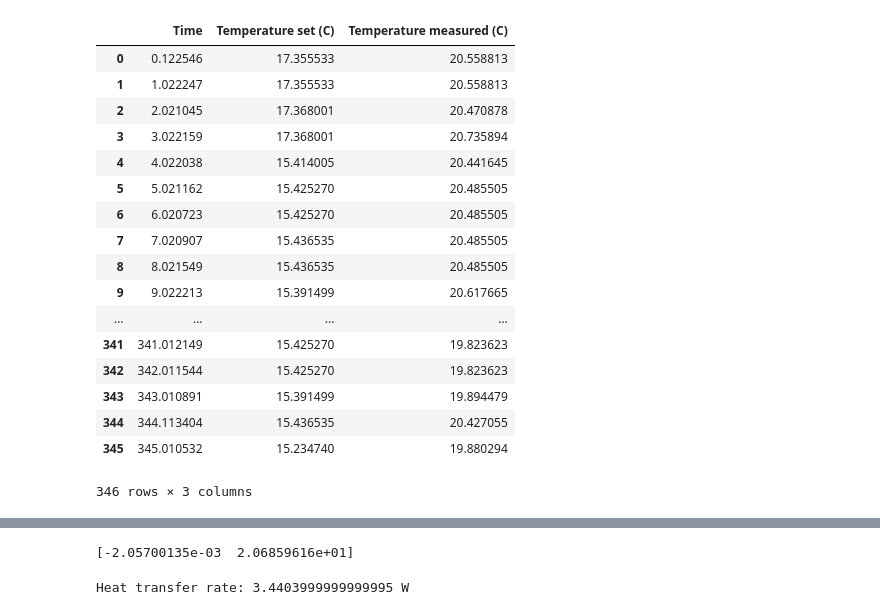
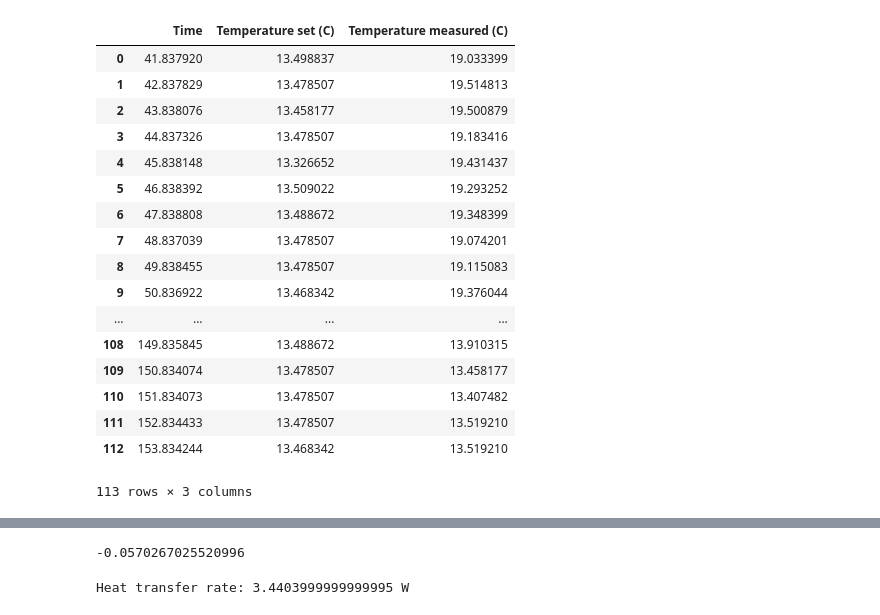
Before and after one commit to deepakkrishnamurthy/DeepCool, a Jupyter notebook: testing_data/DeepCool testing plots.ipynb, the cells around one changed output, grey strips where cells are left out. Drawn from its saved outputs; the diff is of its cells as text; code cells hidden in the pictures.

Commit message:
More testing. GUI now functional for collecting data.

```diff
--- a/testing_data/DeepCool testing plots.ipynb
+++ b/testing_data/DeepCool testing plots.ipynb
@@ -1,34 +1,34 @@
 # %%
 import numpy as np
 import pandas as pd
 import seaborn as sns
 import matplotlib.pyplot as plt
 %matplotlib notebook
 
-data_file = 'data2021-05-21 15-55-0.csv'
+data_file = 'Enclosure_InsulationStuck2021-05-24 20-06-23.csv'
 
 df = pd.read_csv(data_file)
 
 df
 # %% [output]
 |  | Time | Temperature set (C) | Temperature measured (C) |
-| 0 | 0.122546 | 17.355533 | 20.558813 |
-| 1 | 1.022247 | 17.355533 | 20.558813 |
-| 2 | 2.021045 | 17.368001 | 20.470878 |
-| 3 | 3.022159 | 17.368001 | 20.735894 |
-| 4 | 4.022038 | 15.414005 | 20.441645 |
-| 5 | 5.021162 | 15.425270 | 20.485505 |
-| 6 | 6.020723 | 15.425270 | 20.485505 |
-| 7 | 7.020907 | 15.436535 | 20.485505 |
-| 8 | 8.021549 | 15.436535 | 20.485505 |
-| 9 | 9.022213 | 15.391499 | 20.617665 |
+| 0 | 41.837920 | 13.498837 | 19.033399 |
+| 1 | 42.837829 | 13.478507 | 19.514813 |
+| 2 | 43.838076 | 13.458177 | 19.500879 |
+| 3 | 44.837326 | 13.478507 | 19.183416 |
+| 4 | 45.838148 | 13.326652 | 19.431437 |
+| 5 | 46.838392 | 13.509022 | 19.293252 |
+| 6 | 47.838808 | 13.488672 | 19.348399 |
+| 7 | 48.837039 | 13.478507 | 19.074201 |
+| 8 | 49.838455 | 13.478507 | 19.115083 |
+| 9 | 50.836922 | 13.468342 | 19.376044 |
 | ... | ... | ... | ... |
-| 341 | 341.012149 | 15.425270 | 19.823623 |
-| 342 | 342.011544 | 15.425270 | 19.823623 |
-| 343 | 343.010891 | 15.391499 | 19.894479 |
-| 344 | 344.113404 | 15.436535 | 20.427055 |
-| 345 | 345.010532 | 15.234740 | 19.880294 |
+| 108 | 149.835845 | 13.488672 | 13.910315 |
+| 109 | 150.834074 | 13.478507 | 13.458177 |
+| 110 | 151.834073 | 13.478507 | 13.407482 |
+| 111 | 152.834433 | 13.478507 | 13.519210 |
+| 112 | 153.834244 | 13.468342 | 13.519210 |
-346 rows × 3 columns
+113 rows × 3 columns
 # %%
 window_size = 10
 temp_set_rollling_avg= np.array(df.loc[:,'Temperature set (C)'].rolling(window = window_size, center = True).mean())
@@ -51,6 +51,6 @@ plt.show()
 # %%
 # Fit a line to estimate slope
 p = np.polyfit(np.array(df["Time"]), np.array(df["Temperature measured (C)"]), deg = 1)
-print(p)
+p[0]
 # %% [output]
-[-2.05700135e-03  2.06859616e+01]
+-0.0570267025520996
```
Also changed, not shown: parts of 2 cells of this notebook, 17 other files.
